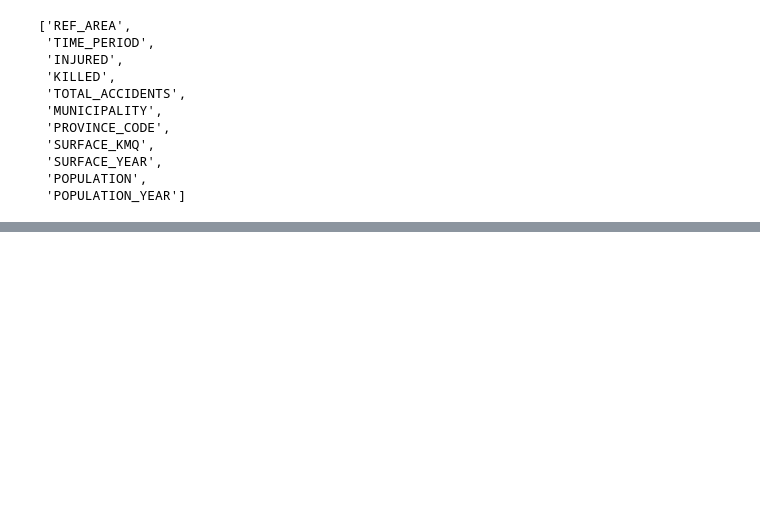
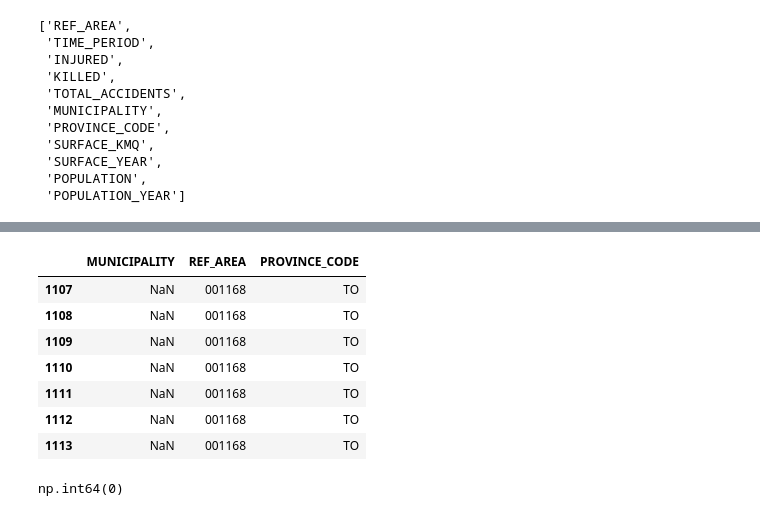
Before and after one commit to gretabarrale/boolean_capstone_project, a Jupyter notebook: fetching_data.ipynb, the cells around one changed output, grey strips where cells are left out. Cells and saved outputs as stored; diff of their text form; code cells hidden in the pictures; blank space fills up the shorter version.

```diff
--- a/fetching_data.ipynb
+++ b/fetching_data.ipynb
@@ -428,0 +481,3 @@ df.columns.tolist()
+# %%
+#Filling missing value in PROVINCE_CODE with 'NA'
+df['PROVINCE_CODE'] = df['PROVINCE_CODE'].fillna('NA')
@@ -428,0 +511,21 @@ df.columns.tolist()
+# %%
+#Isolating rows with missing values in MUNICIPALITY column
+#It is supposed to be 7 in total
+df[df['MUNICIPALITY'].isna()][['MUNICIPALITY', 'REF_AREA', 'PROVINCE_CODE']]
+# %% [output]
+|  | MUNICIPALITY | REF_AREA | PROVINCE_CODE |
+| 1107 | NaN | 001168 | TO |
+| 1108 | NaN | 001168 | TO |
+| 1109 | NaN | 001168 | TO |
+| 1110 | NaN | 001168 | TO |
+| 1111 | NaN | 001168 | TO |
+| 1112 | NaN | 001168 | TO |
+| 1113 | NaN | 001168 | TO |
+# %%
+#Replacing missing value, 001168 code is associated to municipality 'None'
+#Most likely it was read as a NaN value from the beginning since the name is ambigious in Italian
+#Finally verifying whether there are still NaN values
+df['MUNICIPALITY']= df['MUNICIPALITY'].fillna('None')
+df['MUNICIPALITY'].isna().sum()
+# %% [output]
+np.int64(0)
```
Also changed, not shown: parts of 5 cells of this notebook.
